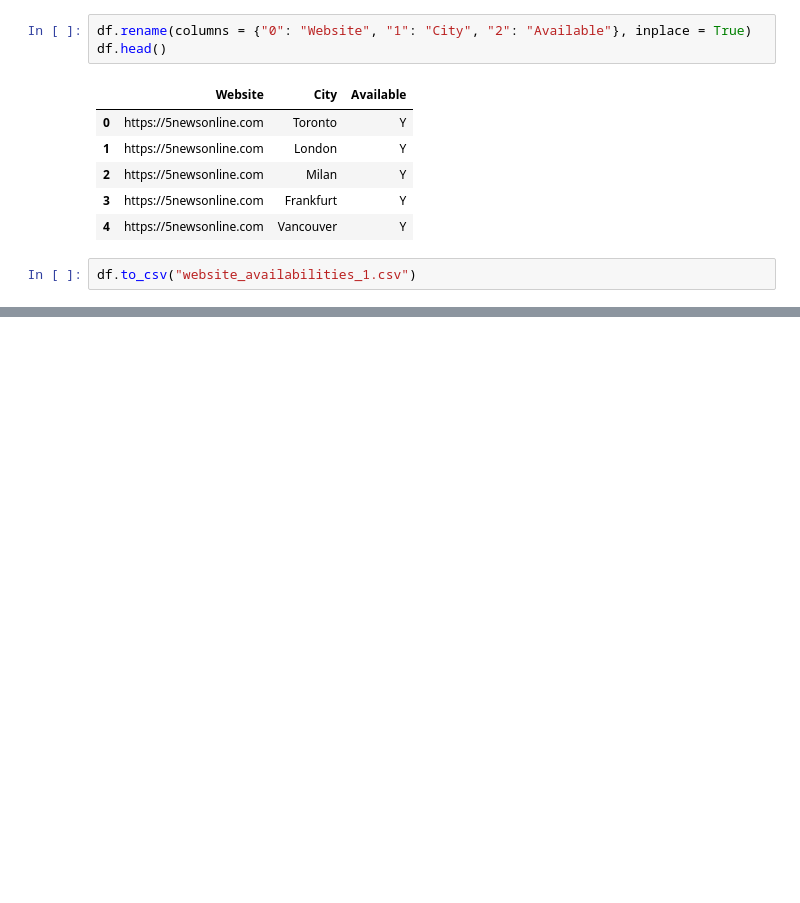
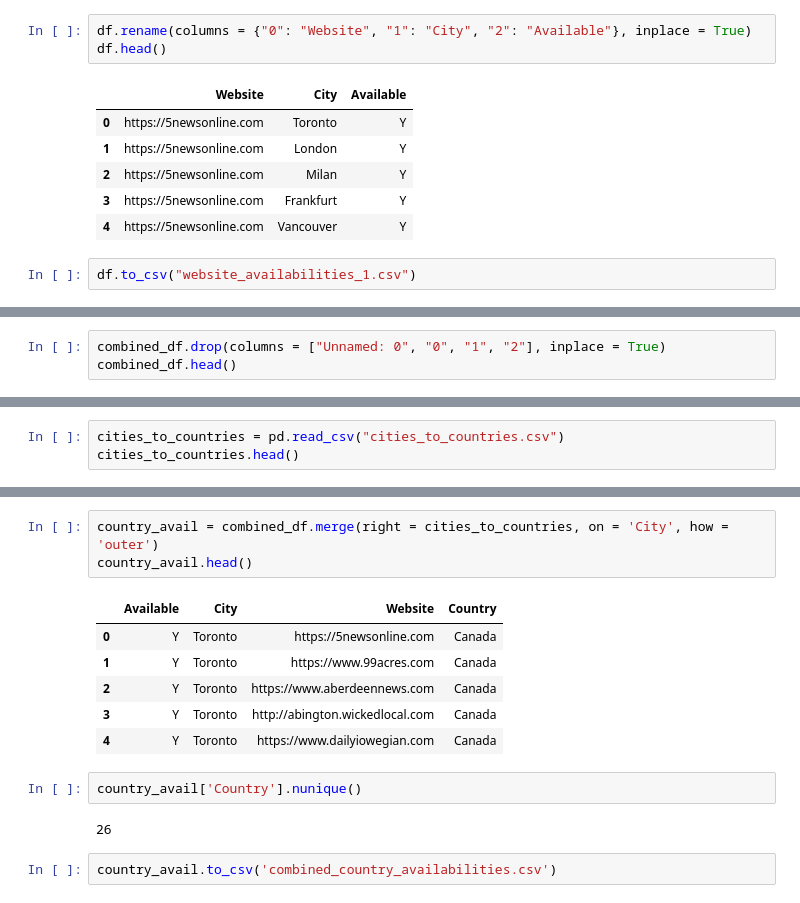
Before and after one commit to lilybhattacharjee5/polisci-vis, a Jupyter notebook: notebooks/scrape-website-availability.ipynb, the cells around one changed output, grey strips where cells are left out. Cells and saved outputs as stored; diff of their text form; blank space fills up the shorter version.

```diff
--- a/notebooks/scrape-website-availability.ipynb
+++ b/notebooks/scrape-website-availability.ipynb
@@ -146,0 +168,3 @@ df.to_csv("website_availabilities_1.csv")
+# %%
+combined_df.drop(columns = ["Unnamed: 0", "0", "1", "2"], inplace = True)
+combined_df.head()
@@ -146,0 +182,3 @@ df.to_csv("website_availabilities_1.csv")
+# %%
+cities_to_countries = pd.read_csv("cities_to_countries.csv")
+cities_to_countries.head()
@@ -146,0 +192,16 @@ df.to_csv("website_availabilities_1.csv")
+# %%
+country_avail = combined_df.merge(right = cities_to_countries, on = 'City', how = 'outer')
+country_avail.head()
+# %% [output]
+|  | Available | City | Website | Country |
+| 0 | Y | Toronto | https://5newsonline.com | Canada |
+| 1 | Y | Toronto | https://www.99acres.com | Canada |
+| 2 | Y | Toronto | https://www.aberdeennews.com | Canada |
+| 3 | Y | Toronto | http://abington.wickedlocal.com | Canada |
+| 4 | Y | Toronto | https://www.dailyiowegian.com | Canada |
+# %%
+country_avail['Country'].nunique()
+# %% [output]
+26
+# %%
+country_avail.to_csv('combined_country_availabilities.csv')
```
Also changed, not shown: parts of 20 cells of this notebook, 9 other files.
